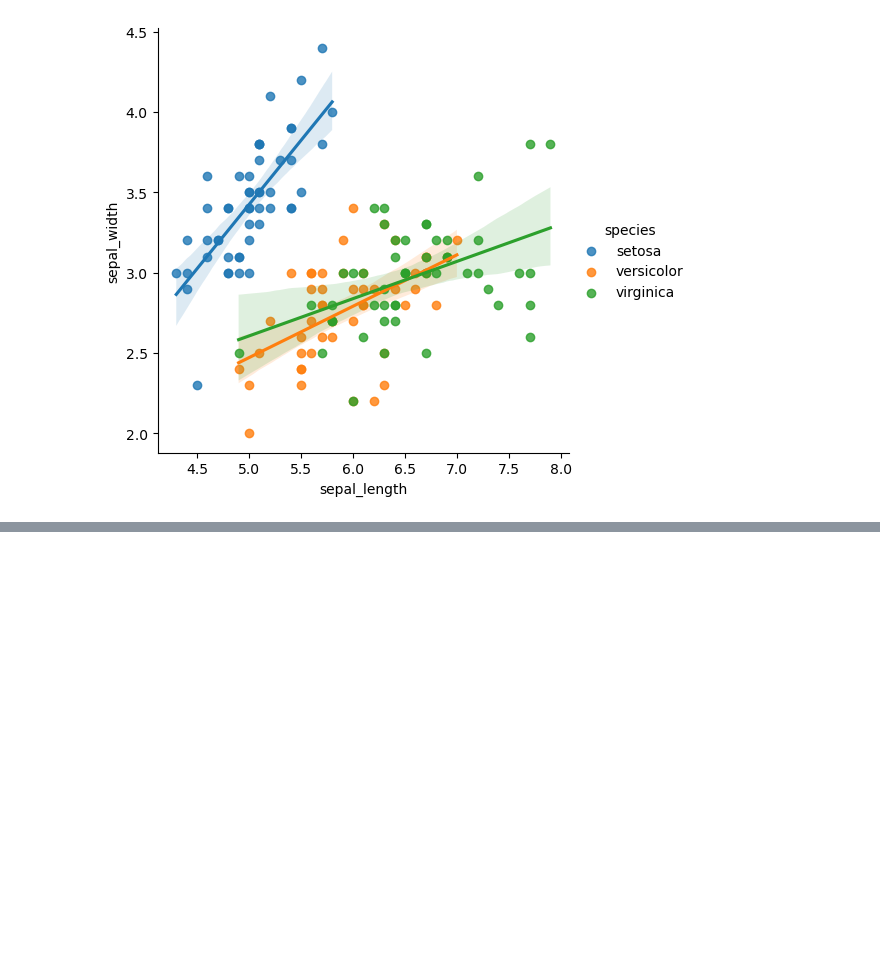
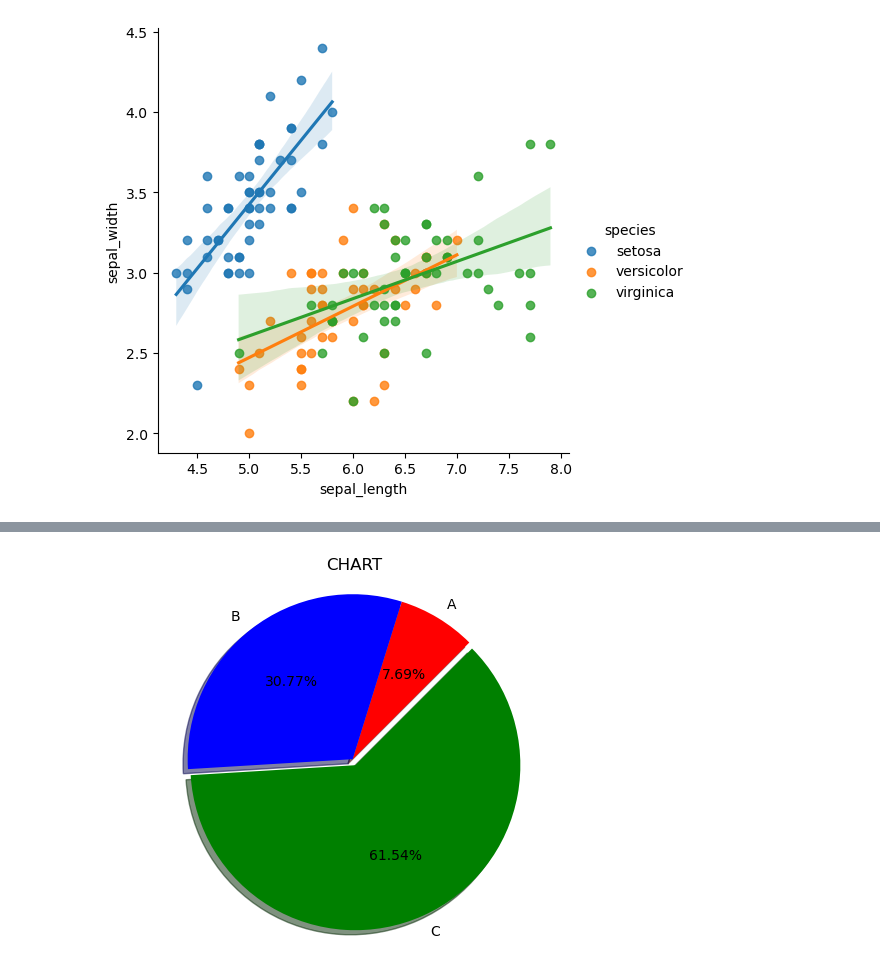
Before and after one commit to suhasofficial/py, a Jupyter notebook: pandas.ipynb, the cells around one changed output, grey strips where cells are left out. Cells and saved outputs as stored; diff of their text form; code cells hidden in the pictures; blank space fills up the shorter version.

```diff
--- a/pandas.ipynb
+++ b/pandas.ipynb
@@ -141,0 +228,12 @@ sns.lmplot(x='sepal_length', y='sepal_width', data=iris, hue='species')
+# %%
+import matplotlib.pyplot as plt
+labels=["A","B","C"]
+colors=["red","blue","green"]
+values=[10,40,80]
+explode=[0,0,0.04]
+plt.title("CHART")
+plt.pie(values,labels=labels,colors=colors,explode=explode,startangle=45,autopct='%.2f%%',shadow='true')
+plt.axis('equal')
+plt.show()
+# %% [output]
+[figure, added]
```
Also changed, not shown: parts of 9 cells of this notebook, 1 other file.
